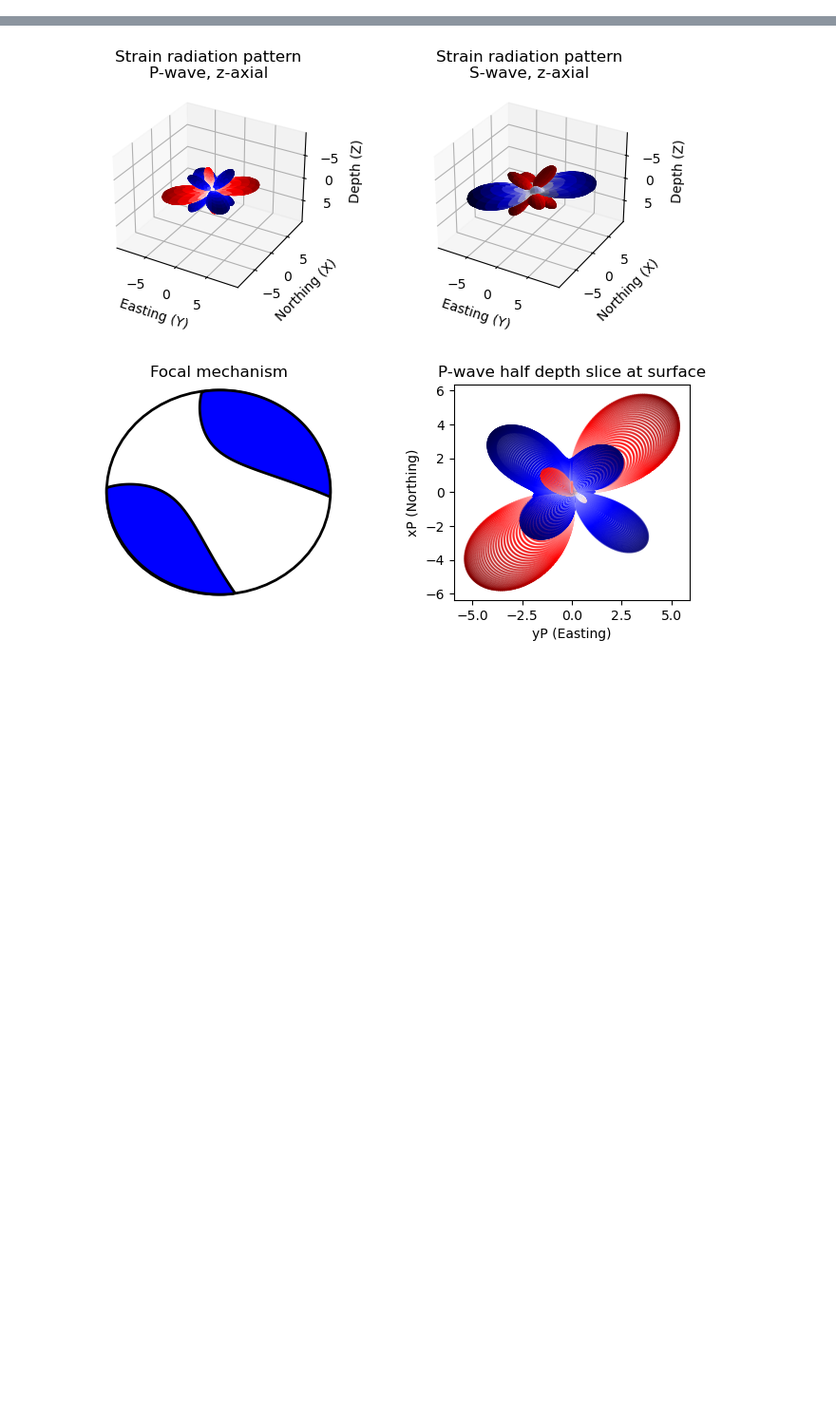
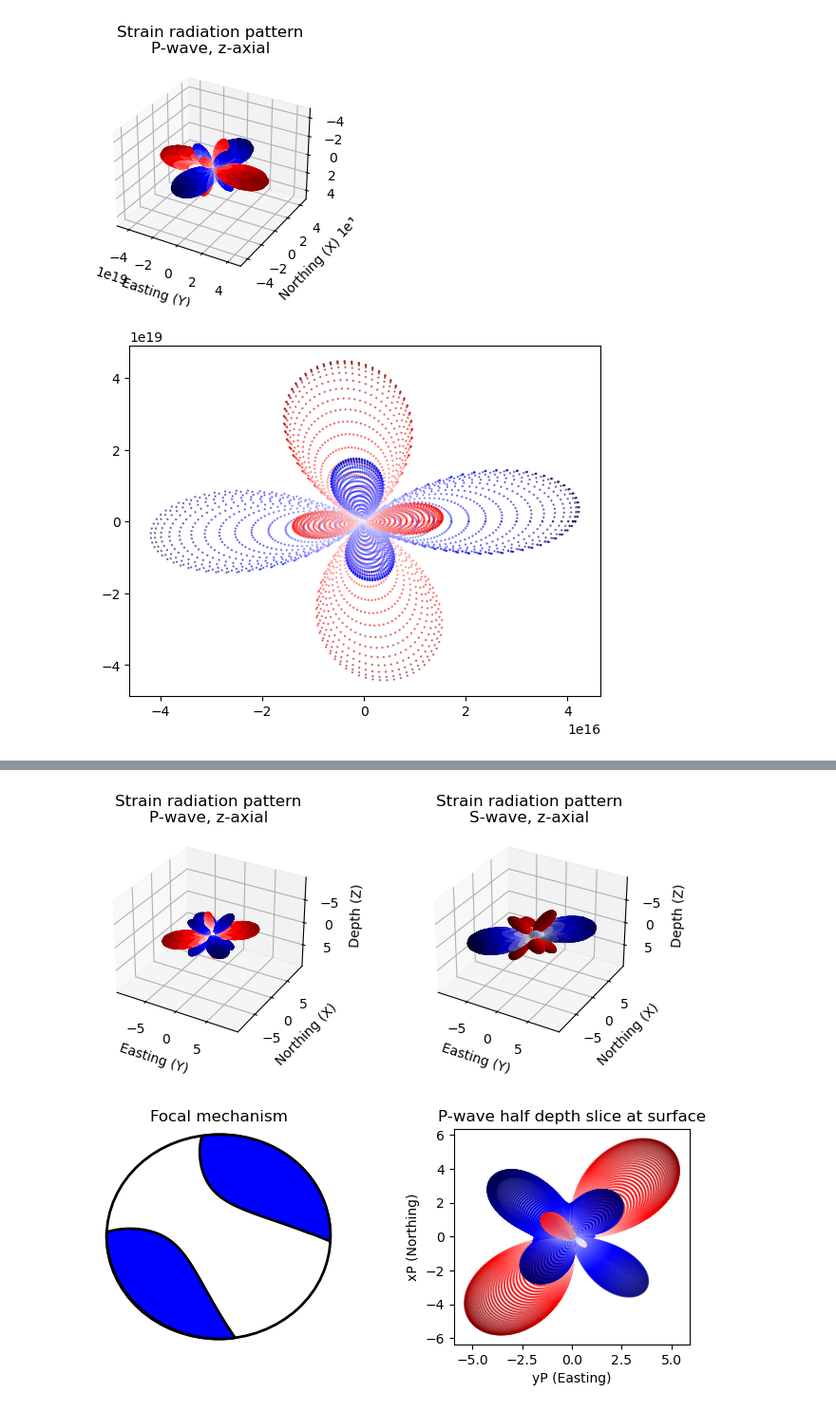
Before and after one commit to UO-Geophysics/sw4_strain, a Jupyter notebook: experiments/12_paper_rad_pattern_plot.ipynb, the cells around one changed output, grey strips where cells are left out. Shown at 95% size. Saved outputs shown, nothing was run; the diff lists cells and outputs as text; code cells hidden in the pictures; blank space fills up the shorter version.

Commit message:
Added exponents to radiation pattern moment tensors, now the patterns are giant?

```diff
--- a/experiments/12_paper_rad_pattern_plot.ipynb
+++ b/experiments/12_paper_rad_pattern_plot.ipynb
@@ -293,0 +199,77 @@ rad_pattern(cart_mt)
+# %%
+# Ridgecrest earthquake
+
+# 201907060319A CENTRAL CALIFORNIA
+
+#   Date: 2019/ 7/ 6   Centroid Time:  3:20: 5.4 GMT
+#   Lat=  35.78  Lon=-117.58
+#   Depth= 12.0   Half duration= 8.0
+#   Centroid time minus hypocenter time: 12.4
+#   Moment Tensor: Expo=26  -0.233 -4.110 4.340 0.508 0.492 0.948
+#   Mw = 7.0    mb = 0.0    Ms = 7.1   Scalar Moment = 4.39e+26
+#   Fault plane:  strike=321    dip=81   slip=180
+#   Fault plane:  strike=51    dip=90   slip=9
+
+# Convert moment tensor to Cartesian
+Expo = 10**(26-7) # converts to N-m from dyne-cm I think - then end up with pattern in m?
+
+Mrr = -0.233
+Mtt = -4.110
+Mpp = 4.340
+Mrt = 0.508
+Mrp = 0.492
+Mtp = 0.948
+
+gcmt_mt = Expo * np.array((Mrr, Mtt, Mpp, Mrt, Mrp, Mtp))
+
+Mzz = Mrr
+Mxx = Mtt
+Myy = Mpp
+Mxz = Mrt
+Myz = -Mrp
+Mxy = -Mtp
+
+cart_mt = Expo * np.array((Mxx, Mxy, Mxz, Myy, Myz, Mzz))
+
+# Get the radiation pattern
+x_slice_m, y_slice_m, flat_clrP = rad_pattern(cart_mt);
+x_slice = x_slice_m/1000
+y_slice = y_slice_m/1000
+
+for i in range(len(x_slice)):
+    plt.scatter(x_slice[i], y_slice_m[i], s = 0.5, alpha = 0.5, color = flat_clrP[i])
+
+# # Convert from km (check to make sure it is this!) to degrees
+# lat0 = 35.78 # Hypocenter lat
+# lon0 = -117.58 # Hypocenter lon
+# lat_slice, lon_slice = km_to_lat_lon(x_slice, y_slice, lat0, lon0)
+
+# # Plot
+# fig = plt.figure(figsize = (8, 8))
+# ax = plt.axes(projection = ccrs.PlateCarree())
+
+# for i in range(len(lon_slice)):
+#     plt.scatter(lon_slice[i], lat_slice[i], s = 0.5, alpha = 0.5, color = flat_clrP[i])
+
+# # Grab station subset
+# low_lon = lon0 - 3
+# high_lon = lon0 + 3
+# low_lat = lat0 - 3
+# high_lat = lat0 + 3
+
+# # Plot stations
+# stas = na_stas.loc[(na_stas['LONG'] <= high_lon) & (na_stas['LONG'] >= low_lon) & (na_stas['LAT'] <= high_lat) & (na_stas['LAT'] >= low_lat)]
+# plt.scatter(stas['LONG'], stas['LAT'], marker = '^', color = 'lime', label = 'GTSMs')
+# [plt.text(i, j, f'{name}', va = 'top', ha = 'left', color = 'lime') for (i, j, name) in zip(stas['LONG']+0.1, stas['LAT'], stas['BNUM'])]
+
+# # Label/detail map
+# # plt.xlim(low_lon, high_lon)
+# # plt.ylim(low_lat, high_lat)
+# ax.legend(loc = 'lower left')
+# ax.coastlines()
+# gl = ax.gridlines(draw_labels = True)
+
+# plt.show()
+# %% [output]
+[figure, added]
+[figure, added]
```
Also changed, not shown: parts of 20 cells of this notebook.
